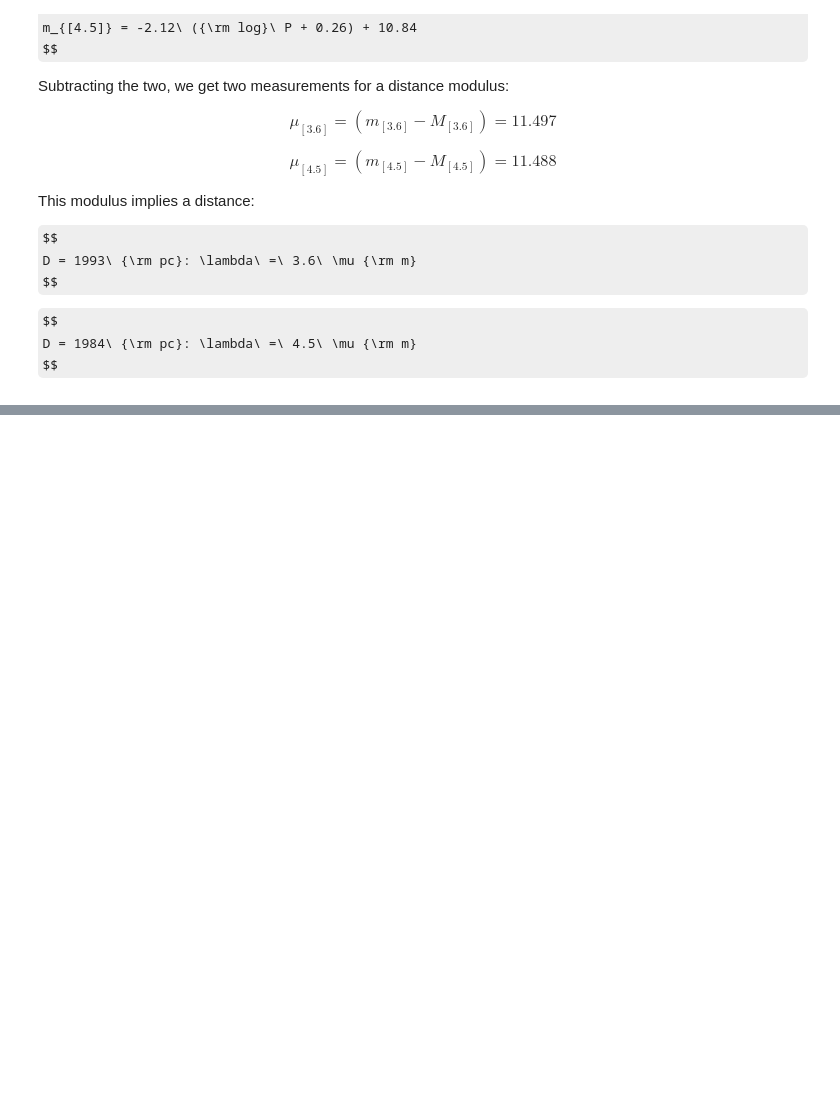
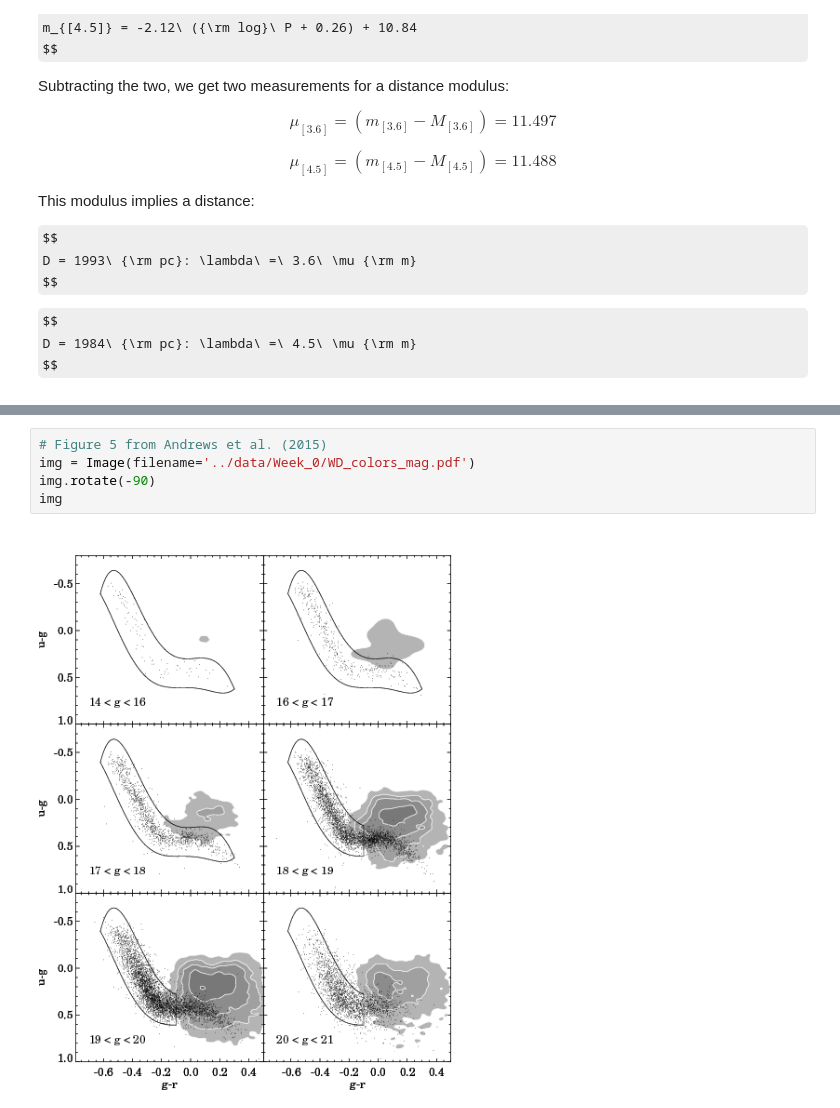
Before and after one commit to astroJeff/SMAC, a Jupyter notebook: Week_0/Week 0 - Introduction.ipynb, the cells around one changed output, grey strips where cells are left out. Saved outputs shown, nothing was run; the diff lists cells and outputs as text; some formulas as TeX source; blank space fills up the shorter version.

```diff
--- a/Week_0/Week 0 - Introduction.ipynb
+++ b/Week_0/Week 0 - Introduction.ipynb
@@ -311,0 +352,7 @@ But, this is a somewhat specialized situation. The above equation for $X$ has th
+# %%
+# Figure 5 from Andrews et al. (2015)
+img = Image(filename='../data/Week_0/WD_colors_mag.pdf')
+img.rotate(-90)
+img
+# %% [output]
+[figure, added]
```
Also changed, not shown: parts of 28 cells of this notebook, 5 other files.
